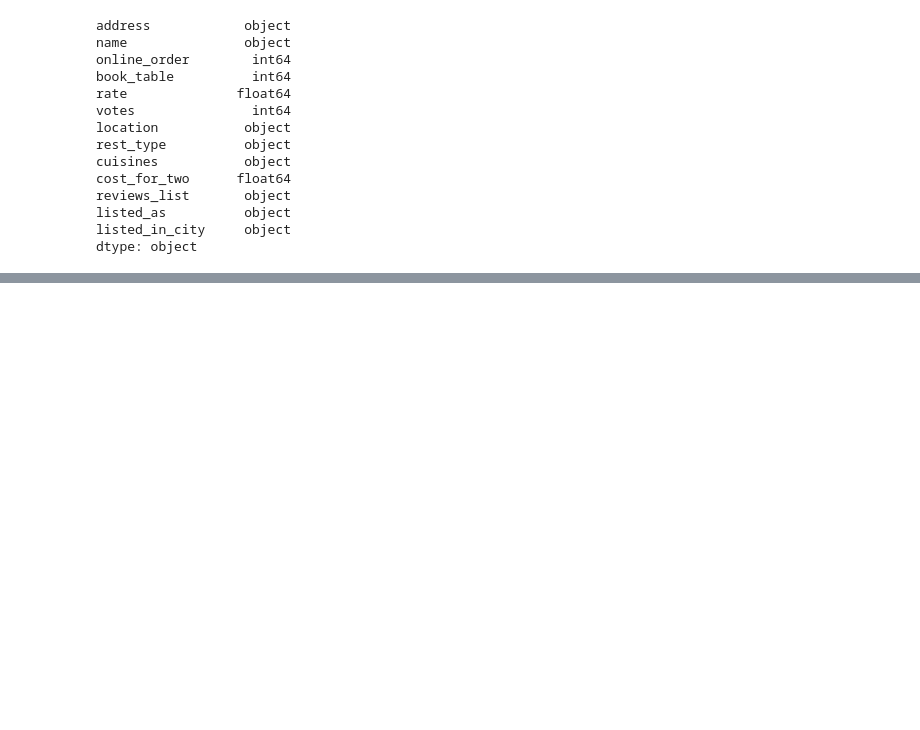
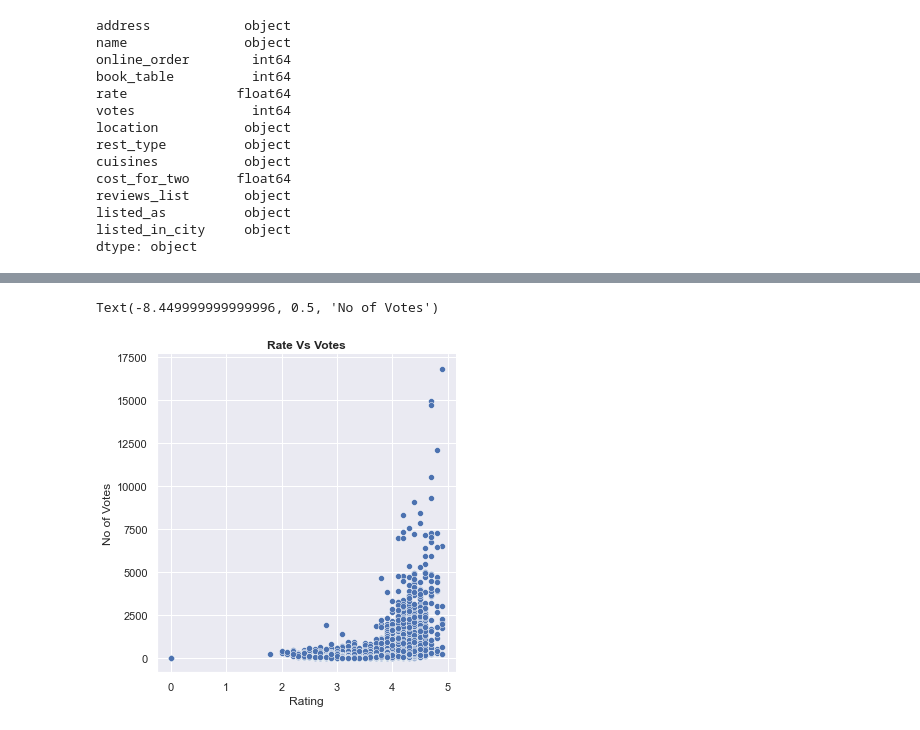
Before and after one commit to NagaSireeshaChinthala/Zomato_Restaurent_Recommendation, a Jupyter notebook: exploratory_data_analysis.ipynb, the cells around one changed output, grey strips where cells are left out. Cells and saved outputs as stored; diff of their text form; code cells hidden in the pictures; blank space fills up the shorter version.

```diff
--- a/exploratory_data_analysis.ipynb
+++ b/exploratory_data_analysis.ipynb
@@ -284,0 +347,8 @@ top_20.head(20)
+# %%
+sns.relplot(x="rate", y="votes", data=data_df)
+plt.title('Rate Vs Votes',weight='bold')
+plt.xlabel('Rating')
+plt.ylabel('No of Votes')
+# %% [output]
+Text(-8.449999999999996, 0.5, 'No of Votes')
+[figure, added]
```
Also changed, not shown: parts of 27 cells of this notebook.
